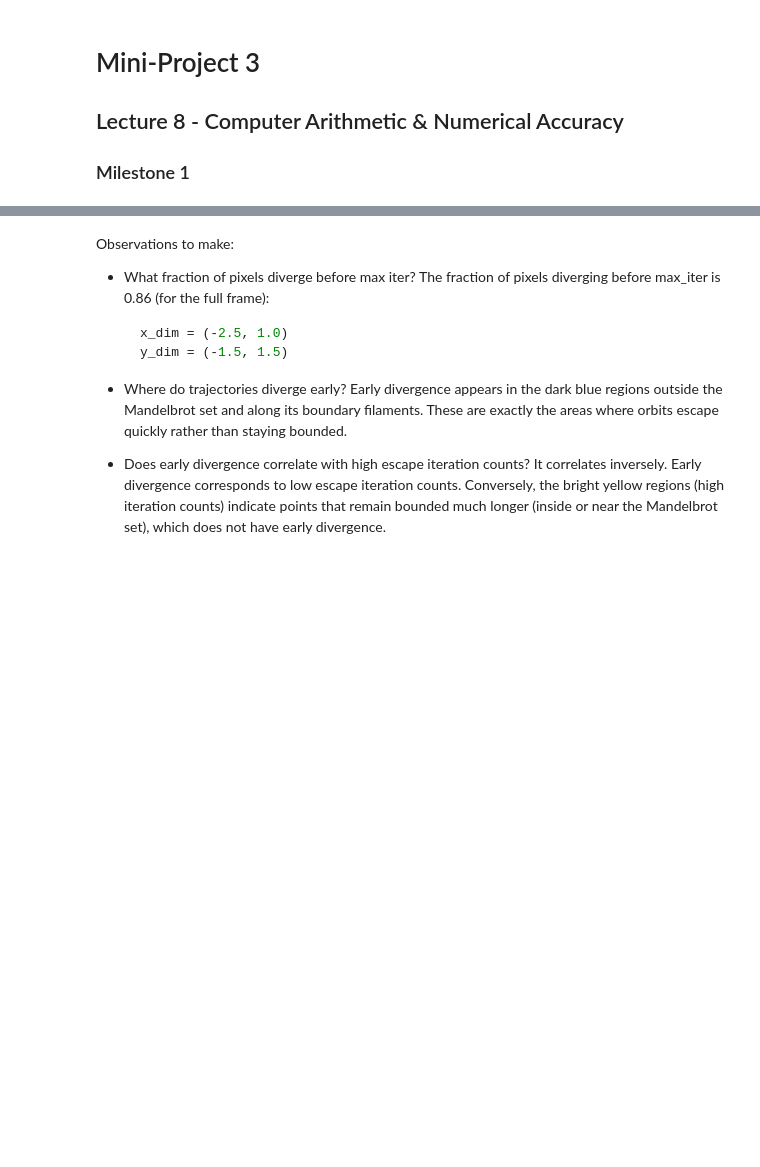
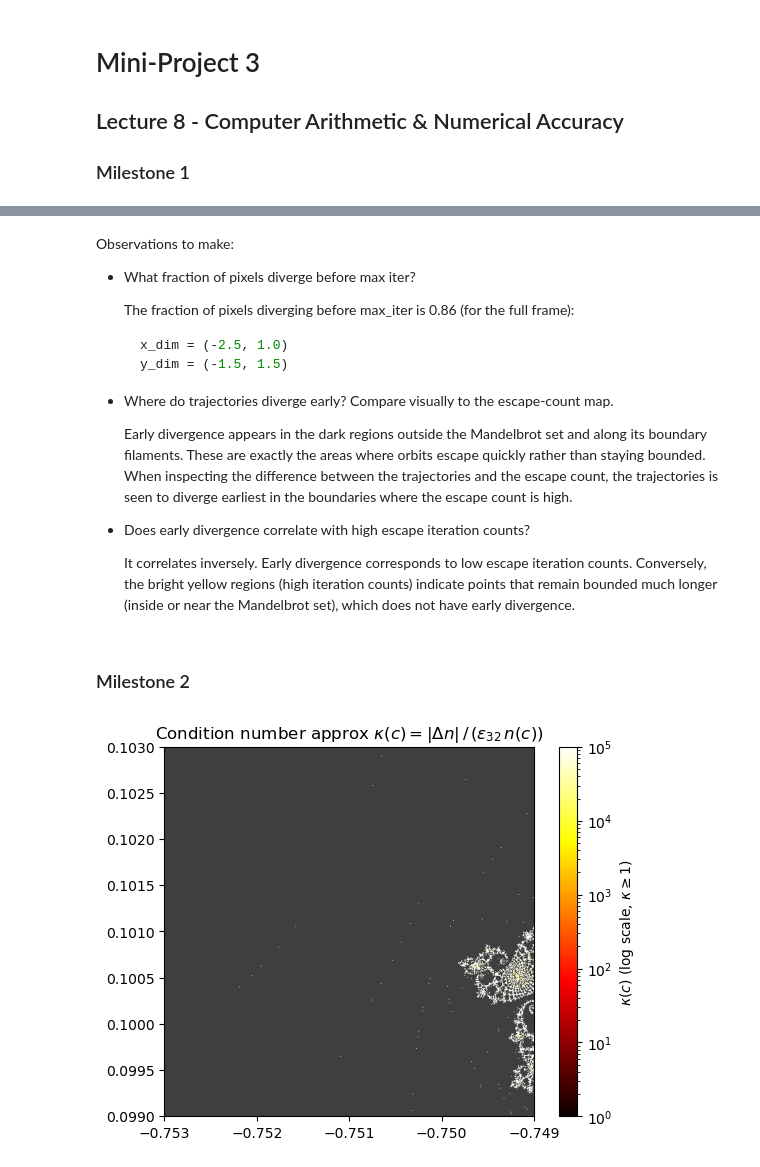
Before and after one commit to math357b/mandelbrot-nsc, a Jupyter notebook: performance_notebooks/mandelbrot_MP3.ipynb, the cells around one changed output, grey strips where cells are left out. Drawn from its saved outputs; the diff is of its cells as text; code cells hidden in the pictures; blank space fills up the shorter version.

Commit message:
adds Milestone 2 - lecture 8 with sensitivity map

````diff
--- a/performance_notebooks/mandelbrot_MP3.ipynb
+++ b/performance_notebooks/mandelbrot_MP3.ipynb
@@ -79,14 +71,30 @@ The fraction of pixels diverging before max_iter: 1.00
 Observations to make:
 
 - What fraction of pixels diverge before max iter?
+
     The fraction of pixels diverging before max_iter is 0.86 (for the full frame):
     ```python
     x_dim = (-2.5, 1.0)
     y_dim = (-1.5, 1.5)
     ```
 
-- Where do trajectories diverge early?
-    Early divergence appears in the dark blue regions outside the Mandelbrot set and along its boundary filaments. These are exactly the areas where orbits escape quickly rather than staying bounded.
+- Where do trajectories diverge early? Compare visually to the escape-count map.
+
+    Early divergence appears in the dark regions outside the Mandelbrot set and along its boundary filaments. These are exactly the areas where orbits escape quickly rather than staying bounded. When inspecting the difference between the trajectories and the escape count, the trajectories is seen to diverge earliest in the boundaries where the escape count is high.
 
 - Does early divergence correlate with high escape iteration counts?
+
     It correlates inversely. Early divergence corresponds to low escape iteration counts. Conversely, the bright yellow regions (high iteration counts) indicate points that remain bounded much longer (inside or near the Mandelbrot set), which does not have early divergence.
+# %% [markdown]
+### Milestone 2
+# %%
+import lecture_py_files.mandelbrot_8 as mb8
+
+N = 512
+x_dim = (-0.7530, -0.7490)
+y_dim = (0.0990, 0.1030)
+max_iter = 1000
+
+mb8.mandelbrot_sensitivity_map(N=N, max_iter=max_iter, x_dim=x_dim, y_dim=y_dim)
+# %% [output]
+[figure, added]
````
Also changed, not shown: parts of 2 cells of this notebook, 1 other file.
